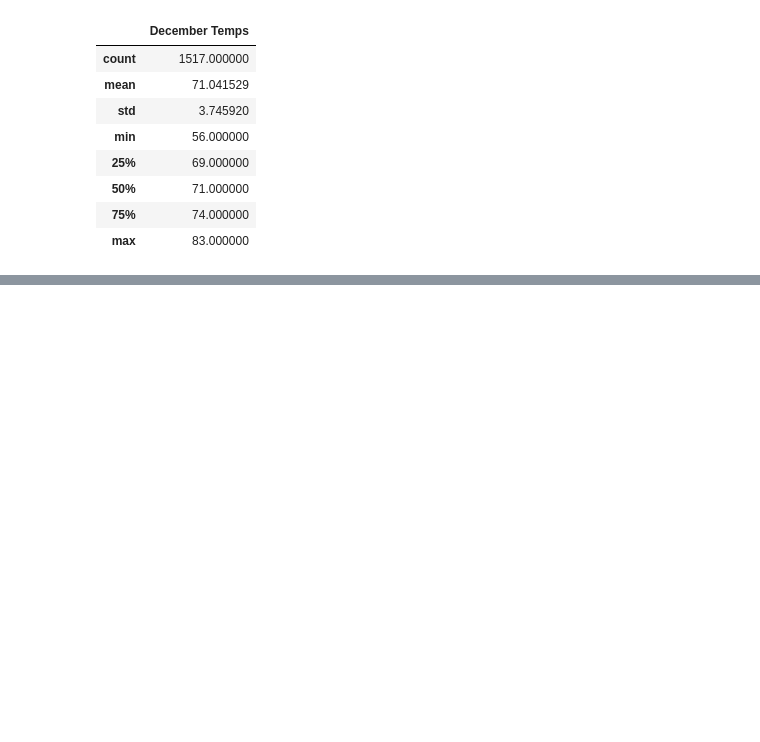
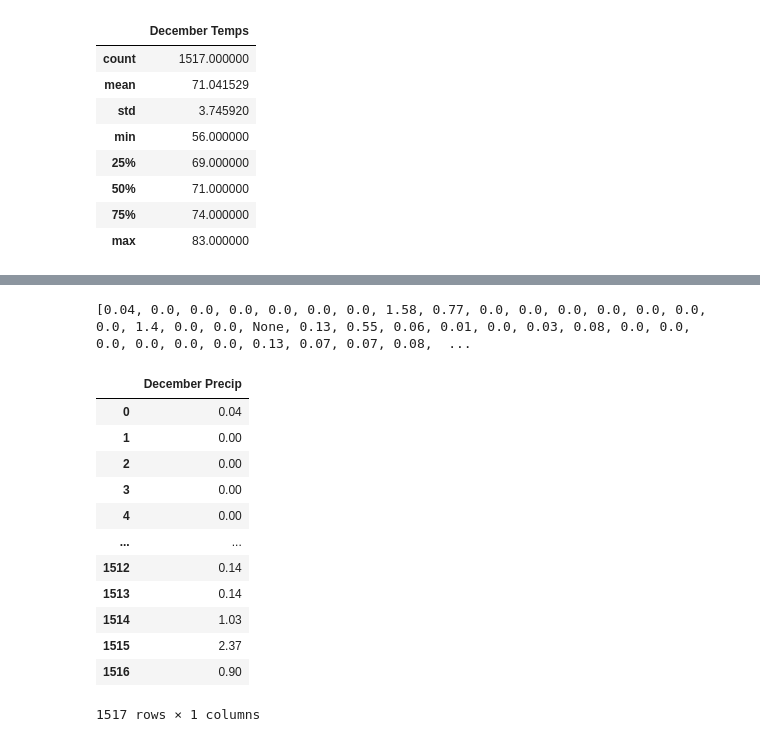
Before and after one commit to Andrew-Carlson/Hawaii-Weather-Analysis, a Jupyter notebook: SurfsUp_Challenge.ipynb, the cells around one changed output, grey strips where cells are left out. Saved outputs shown, nothing was run; the diff lists cells and outputs as text; code cells hidden in the pictures; blank space fills up the shorter version.

```diff
--- a/SurfsUp_Challenge.ipynb
+++ b/SurfsUp_Challenge.ipynb
@@ -160,0 +226,6 @@ dec_temps_df.describe()
+# %%
+# Create summary statistics for precipitation statistics for December
+#create SQLalchemy objects
+dec_precipitation = session.query(Measurement).filter(extract('month', Measurement.date) == 12).all()
+
+dec_precipitation
@@ -160,0 +250,27 @@ dec_temps_df.describe()
+# %%
+# convert SQLalchemy objects to a list using list comprehension
+
+dec_precipitation_list = [dec_precip.prcp for dec_precip in dec_precipitation]
+print(dec_precipitation_list)
+# %% [output]
+[0.04, 0.0, 0.0, 0.0, 0.0, 0.0, 0.0, 1.58, 0.77, 0.0, 0.0, 0.0, 0.0, 0.0, 0.0, 0.0, 1.4, 0.0, 0.0, None, 0.13, 0.55, 0.06, 0.01, 0.0, 0.03, 0.08, 0.0, 0.0, 0.0, 0.0, 0.0, 0.0, 0.13, 0.07, 0.07, 0.08,  ...
+# %%
+# create dataframe from list
+
+dec_precip_df = pd.DataFrame(dec_precipitation_list, columns = ["December Precip"])
+
+dec_precip_df
+# %% [output]
+|  | December Precip |
+| 0 | 0.04 |
+| 1 | 0.00 |
+| 2 | 0.00 |
+| 3 | 0.00 |
+| 4 | 0.00 |
+| ... | ... |
+| 1512 | 0.14 |
+| 1513 | 0.14 |
+| 1514 | 1.03 |
+| 1515 | 2.37 |
+| 1516 | 0.90 |
+1517 rows × 1 columns
```
Also changed, not shown: parts of 6 cells of this notebook.
